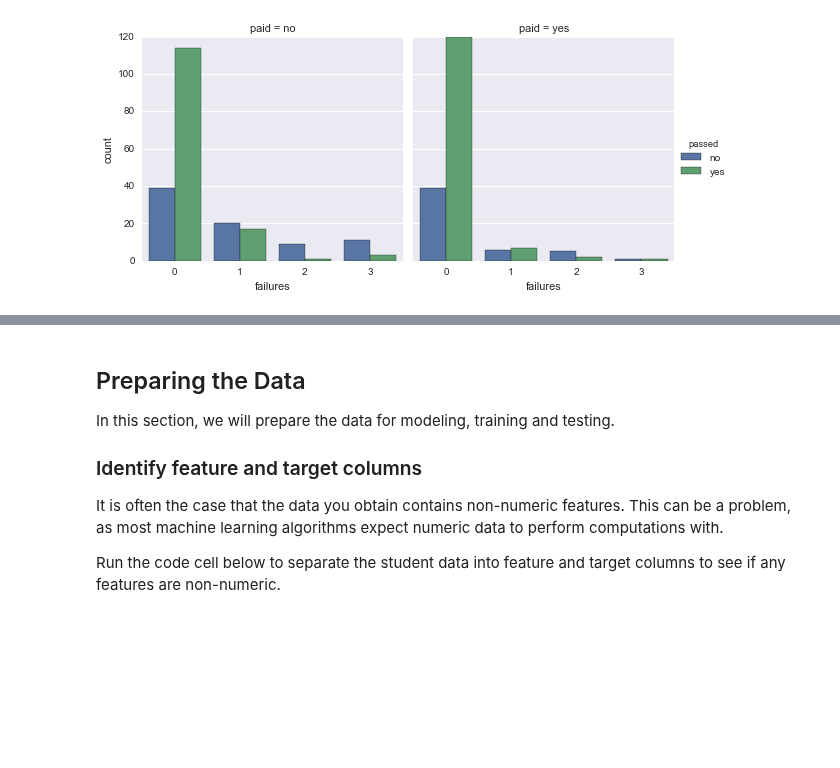
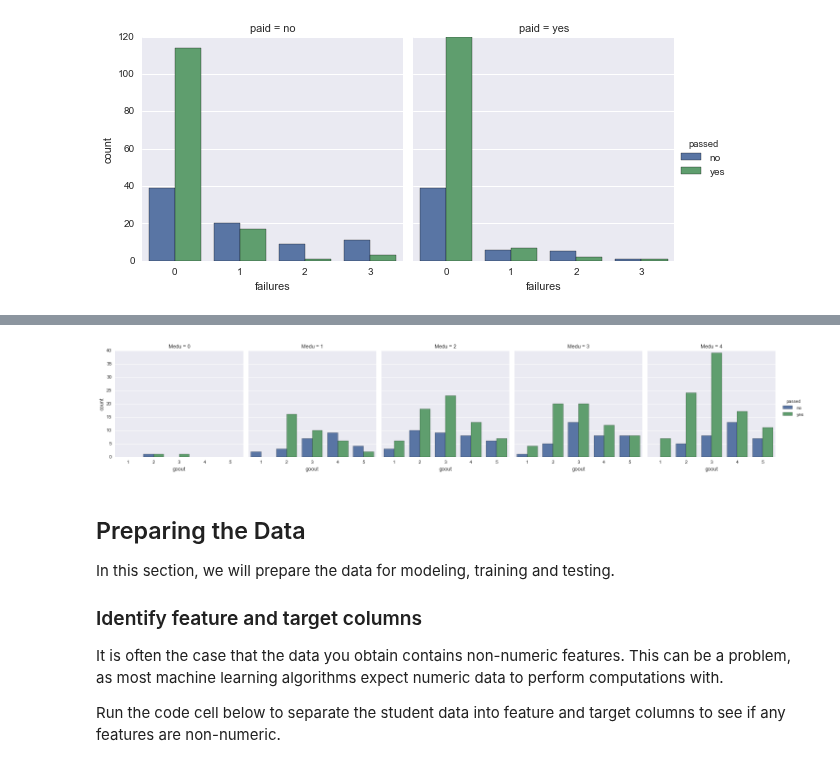
Before and after one commit to jhli973/machine-learning, a Jupyter notebook: projects/student_intervention/student_intervention.ipynb, the cells around one changed output, grey strips where cells are left out. Saved outputs shown, nothing was run; the diff lists cells and outputs as text; code cells hidden in the pictures; blank space fills up the shorter version.

```diff
--- a/projects/student_intervention/student_intervention.ipynb
+++ b/projects/student_intervention/student_intervention.ipynb
@@ -119,3 +126,9 @@ sns.factorplot("higher",col="studytime", data=student_data, hue='passed', kind="
+# %%
+# Explore mother's education and go out with friends
+
+sns.factorplot("goout", col="Medu",data=student_data, hue='passed', kind="count");
+# %% [output]
+[figure, added]
 # %% [markdown]
 ## Preparing the Data
 In this section, we will prepare the data for modeling, training and testing.
```
Also changed, not shown: parts of 6 cells of this notebook.
